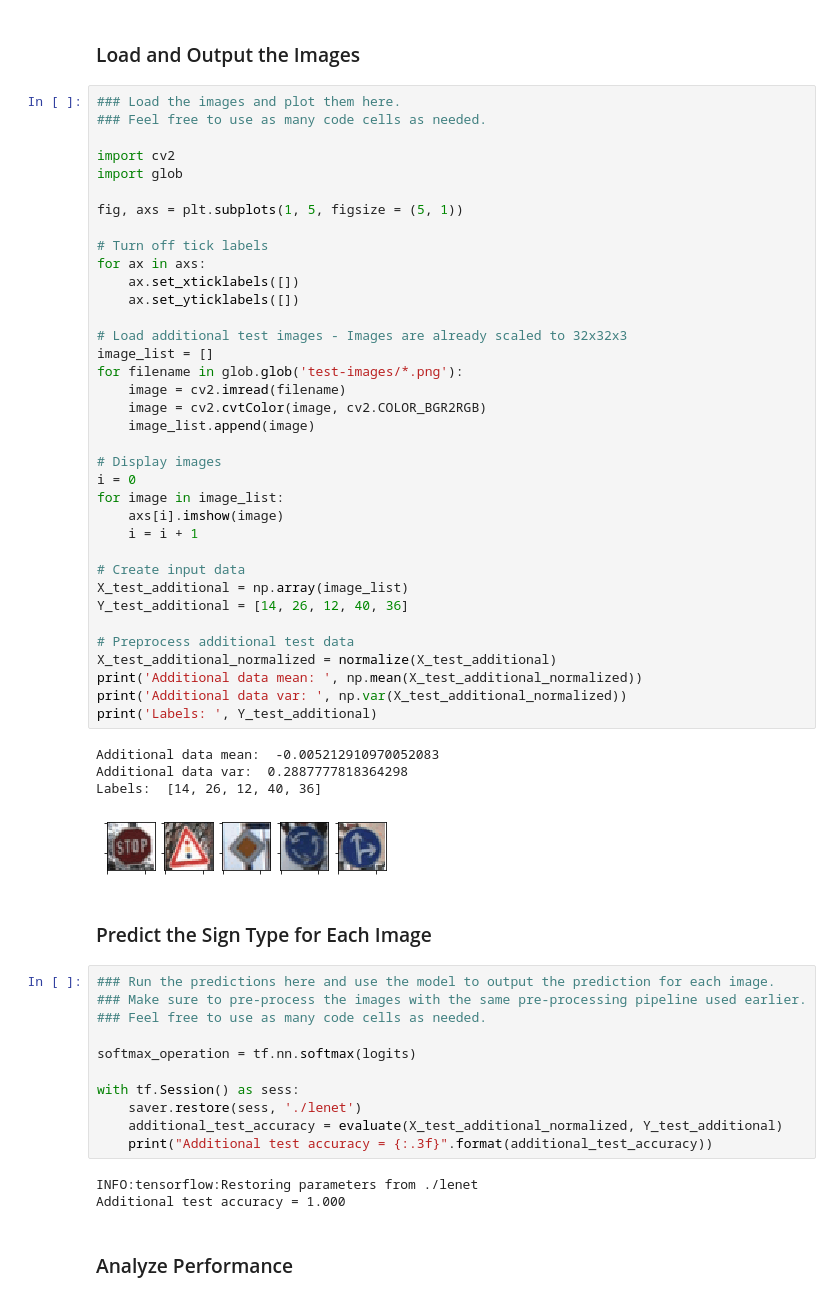
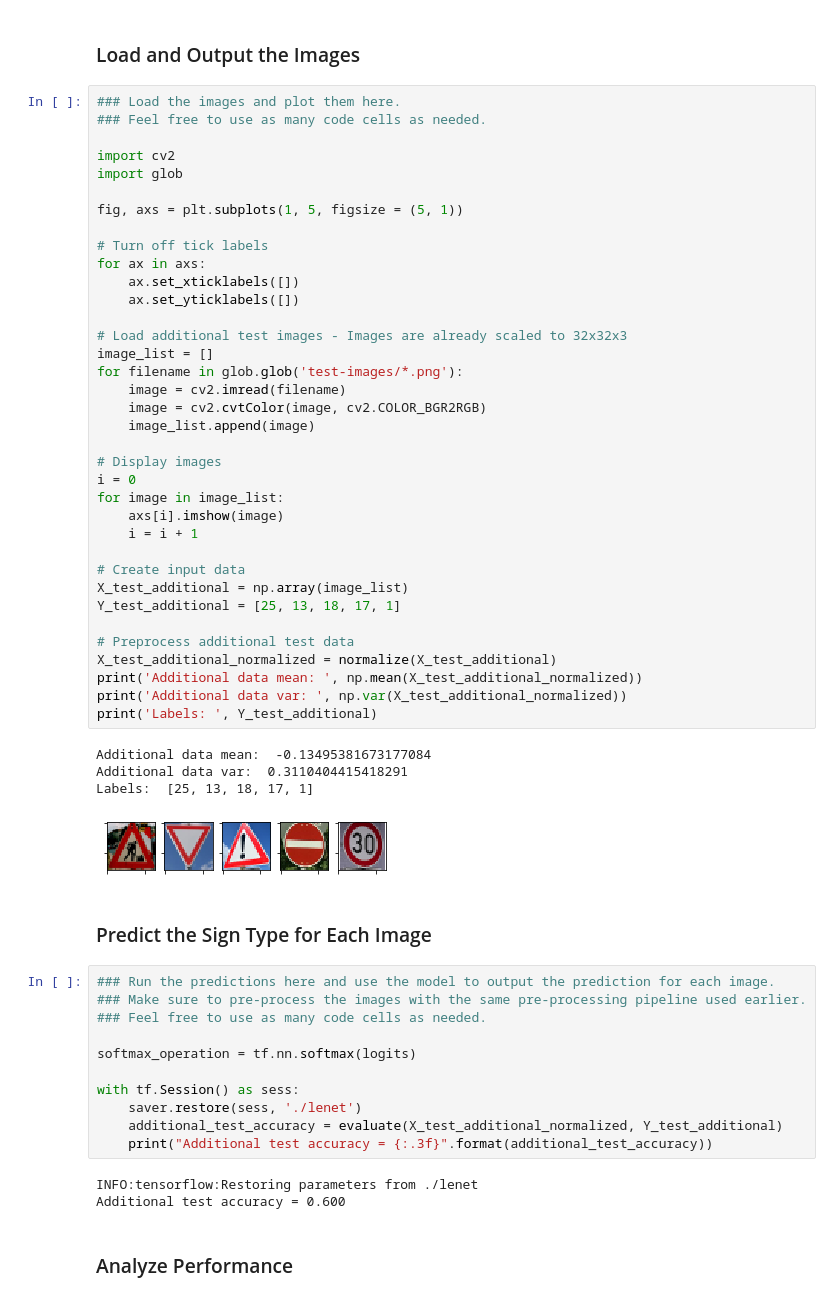
Before and after one commit to MarkoGodra/Traffic-Sign-Classifier, a Jupyter notebook: Traffic_Sign_Classifier.ipynb, the cells around one changed output. Cells and saved outputs as stored; diff of their text form.

Commit message:
Edit additional tests

```diff
--- a/Traffic_Sign_Classifier.ipynb
+++ b/Traffic_Sign_Classifier.ipynb
@@ -423,38 +423,38 @@ import glob
 
 fig, axs = plt.subplots(1, 5, figsize = (5, 1))
 
 # Turn off tick labels
 for ax in axs:
     ax.set_xticklabels([])
     ax.set_yticklabels([])
 
 # Load additional test images - Images are already scaled to 32x32x3
 image_list = []
 for filename in glob.glob('test-images/*.png'):
     image = cv2.imread(filename)
     image = cv2.cvtColor(image, cv2.COLOR_BGR2RGB)
     image_list.append(image)
 
 # Display images
 i = 0
 for image in image_list:
     axs[i].imshow(image)
     i = i + 1
 
 # Create input data
 X_test_additional = np.array(image_list)
-Y_test_additional = [14, 26, 12, 40, 36]
+Y_test_additional = [25, 13, 18, 17, 1]
 
 # Preprocess additional test data
 X_test_additional_normalized = normalize(X_test_additional)
 print('Additional data mean: ', np.mean(X_test_additional_normalized))
 print('Additional data var: ', np.var(X_test_additional_normalized))
 print('Labels: ', Y_test_additional)
 # %% [output]
-Additional data mean:  -0.005212910970052083
-Additional data var:  0.2887777818364298
-Labels:  [14, 26, 12, 40, 36]
+Additional data mean:  -0.13495381673177084
+Additional data var:  0.3110404415418291
+Labels:  [25, 13, 18, 17, 1]
-[figure, old version]
+[figure, new version]
 # %% [markdown]
 ### Predict the Sign Type for Each Image
 # %%
@@ -470,7 +470,7 @@ with tf.Session() as sess:
     print("Additional test accuracy = {:.3f}".format(additional_test_accuracy))
 # %% [output]
 INFO:tensorflow:Restoring parameters from ./lenet
-Additional test accuracy = 1.000
+Additional test accuracy = 0.600
 # %% [markdown]
 ### Analyze Performance
 # %%
```
Also changed, not shown: parts of 4 cells of this notebook, 9 other files.
